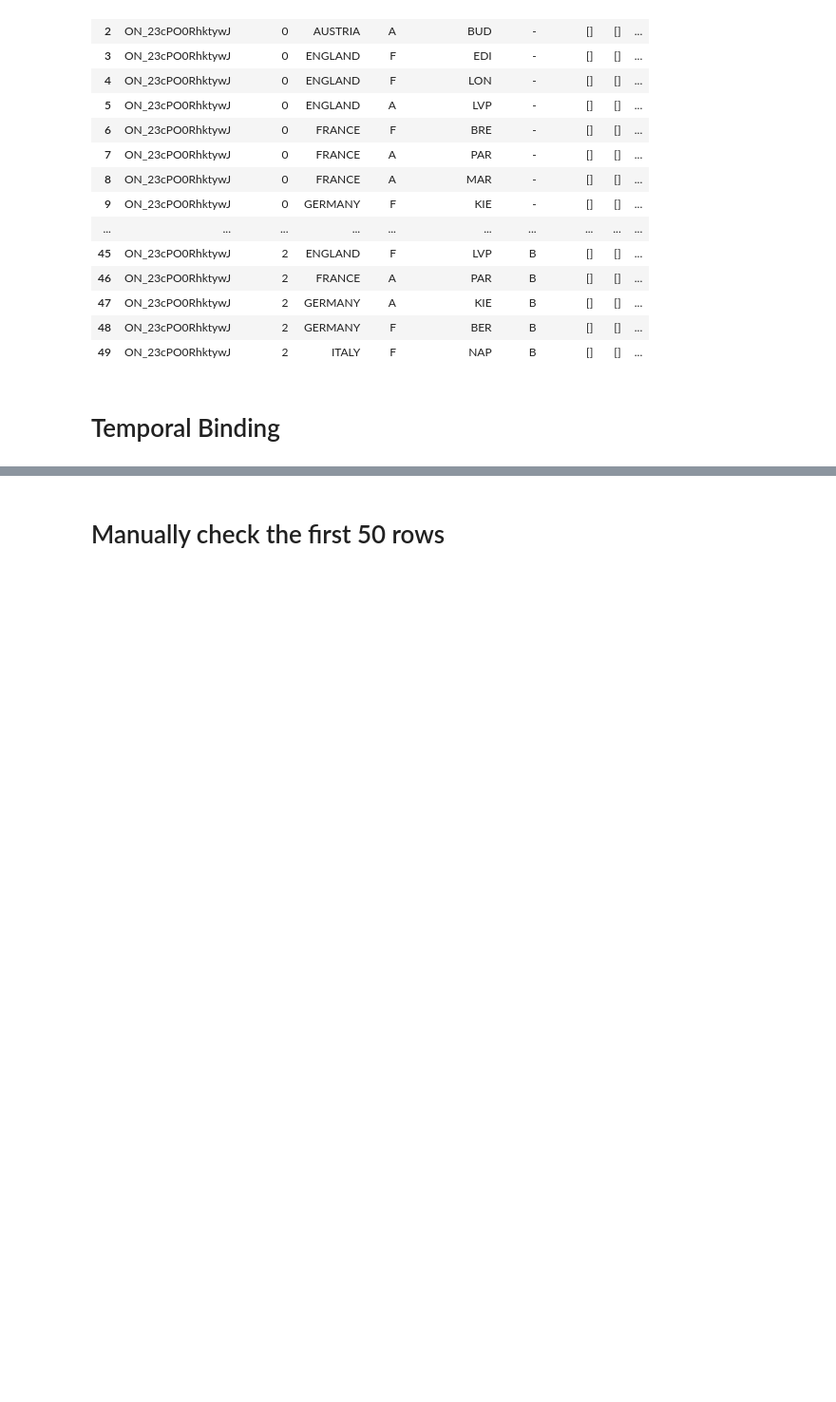
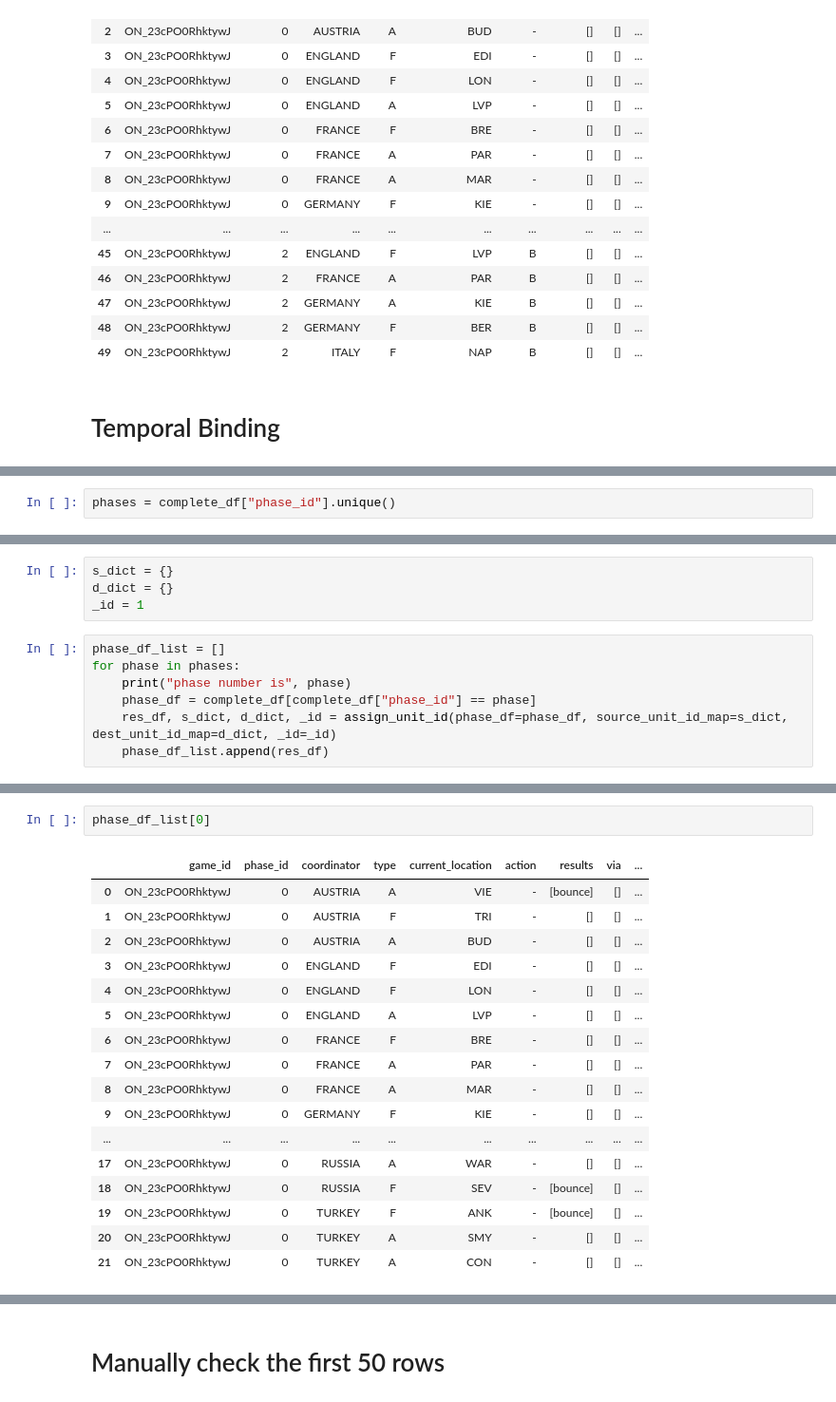
Before and after one commit to amimem/agent_abstraction, a Jupyter notebook: notebooks/Reading_game_file_V2.ipynb, the cells around one changed output, grey strips where cells are left out. Shown: that part at 95% size. Cells and saved outputs as stored; diff of their text form; blank space fills up the shorter version.

```diff
--- a/notebooks/Reading_game_file_V2.ipynb
+++ b/notebooks/Reading_game_file_V2.ipynb
@@ -395,0 +389,2 @@ Name: 582, dtype: object
+# %%
+phases = complete_df["phase_id"].unique()
@@ -395,0 +413,11 @@ Name: 582, dtype: object
+# %%
+s_dict = {}
+d_dict = {}
+_id = 1
+# %%
+phase_df_list = []
+for phase in phases:
+    print("phase number is", phase)
+    phase_df = complete_df[complete_df["phase_id"] == phase]
+    res_df, s_dict, d_dict, _id = assign_unit_id(phase_df=phase_df, source_unit_id_map=s_dict, dest_unit_id_map=d_dict, _id=_id)
+    phase_df_list.append(res_df)
@@ -395,0 +465,20 @@ Name: 582, dtype: object
+# %%
+phase_df_list[0]
+# %% [output]
+|  | game_id | phase_id | coordinator | type | current_location | action | results | via | ... |
+| 0 | ON_23cPO0RhktywJ | 0 | AUSTRIA | A | VIE | - | [bounce] | [] | ... |
+| 1 | ON_23cPO0RhktywJ | 0 | AUSTRIA | F | TRI | - | [] | [] | ... |
+| 2 | ON_23cPO0RhktywJ | 0 | AUSTRIA | A | BUD | - | [] | [] | ... |
+| 3 | ON_23cPO0RhktywJ | 0 | ENGLAND | F | EDI | - | [] | [] | ... |
+| 4 | ON_23cPO0RhktywJ | 0 | ENGLAND | F | LON | - | [] | [] | ... |
+| 5 | ON_23cPO0RhktywJ | 0 | ENGLAND | A | LVP | - | [] | [] | ... |
+| 6 | ON_23cPO0RhktywJ | 0 | FRANCE | F | BRE | - | [] | [] | ... |
+| 7 | ON_23cPO0RhktywJ | 0 | FRANCE | A | PAR | - | [] | [] | ... |
+| 8 | ON_23cPO0RhktywJ | 0 | FRANCE | A | MAR | - | [] | [] | ... |
+| 9 | ON_23cPO0RhktywJ | 0 | GERMANY | F | KIE | - | [] | [] | ... |
+| ... | ... | ... | ... | ... | ... | ... | ... | ... | ... |
+| 17 | ON_23cPO0RhktywJ | 0 | RUSSIA | A | WAR | - | [] | [] | ... |
+| 18 | ON_23cPO0RhktywJ | 0 | RUSSIA | F | SEV | - | [bounce] | [] | ... |
+| 19 | ON_23cPO0RhktywJ | 0 | TURKEY | F | ANK | - | [bounce] | [] | ... |
+| 20 | ON_23cPO0RhktywJ | 0 | TURKEY | A | SMY | - | [] | [] | ... |
+| 21 | ON_23cPO0RhktywJ | 0 | TURKEY | A | CON | - | [] | [] | ... |
```
Also changed, not shown: parts of 9 cells of this notebook.
